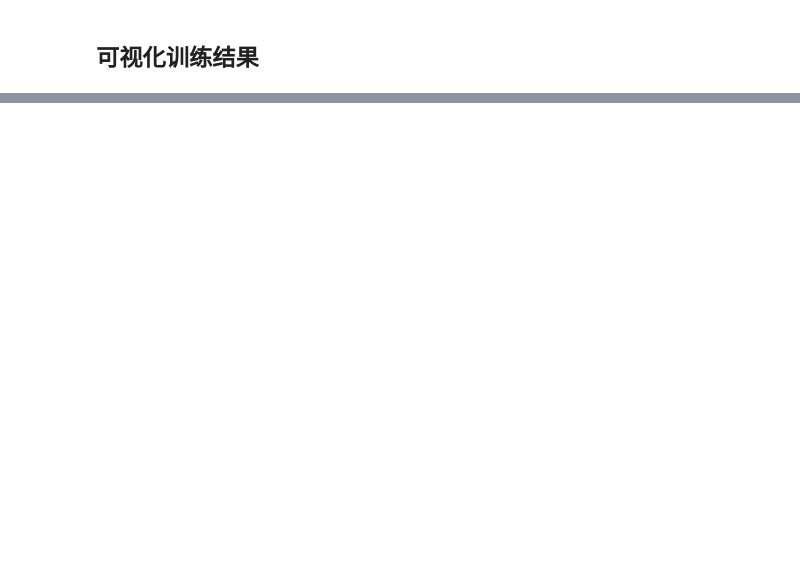
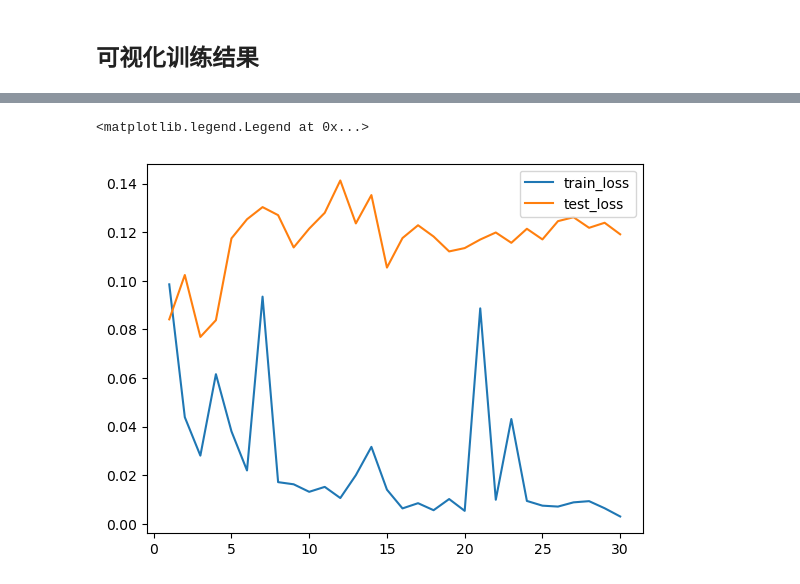
Before and after one commit to LiuBaiWan592/Pytorch-Deep-Learning, a Jupyter notebook: RiYueGuangHua/13. Pre trained network RESNET101.ipynb, the cells around one changed output, grey strips where cells are left out. Saved outputs shown, nothing was run; the diff lists cells and outputs as text; code cells hidden in the pictures; blank space fills up the shorter version.

```diff
--- a/RiYueGuangHua/13. Pre trained network RESNET101.ipynb
+++ b/RiYueGuangHua/13. Pre trained network RESNET101.ipynb
@@ -268,0 +283,12 @@ plt.legend()
+# %%
+# 解冻全部卷积层
+for param in model.parameters():
+    param.requires_grad = True
+
+extend_opt = torch.optim.Adam(model.parameters(), lr=0.0001) # 优化器，Adam优化器，学习率为0.0001，训练全部参数
+
+extend_exp_lr_scheduler = lr_scheduler.StepLR(extend_opt, step_size=5, gamma=0.5) # 每隔10个epoch，学习率衰减为原来的0.5倍
+
+extend_epochs = 30
+
+train_loss, train_acc, test_loss, test_acc = fit(extend_epochs, model, train_dl, test_dl, loss_fn, extend_opt, extend_exp_lr_scheduler)
@@ -268,0 +313,7 @@ plt.legend()
+# %%
+plt.plot(range(1, epochs+1), train_loss, label='train_loss')
+plt.plot(range(1, epochs+1), test_loss, label='test_loss')
+plt.legend()
+# %% [output]
+<matplotlib.legend.Legend at 0x...>
+[figure, added]
```
Also changed, not shown: parts of 10 cells of this notebook, 2 other files.
